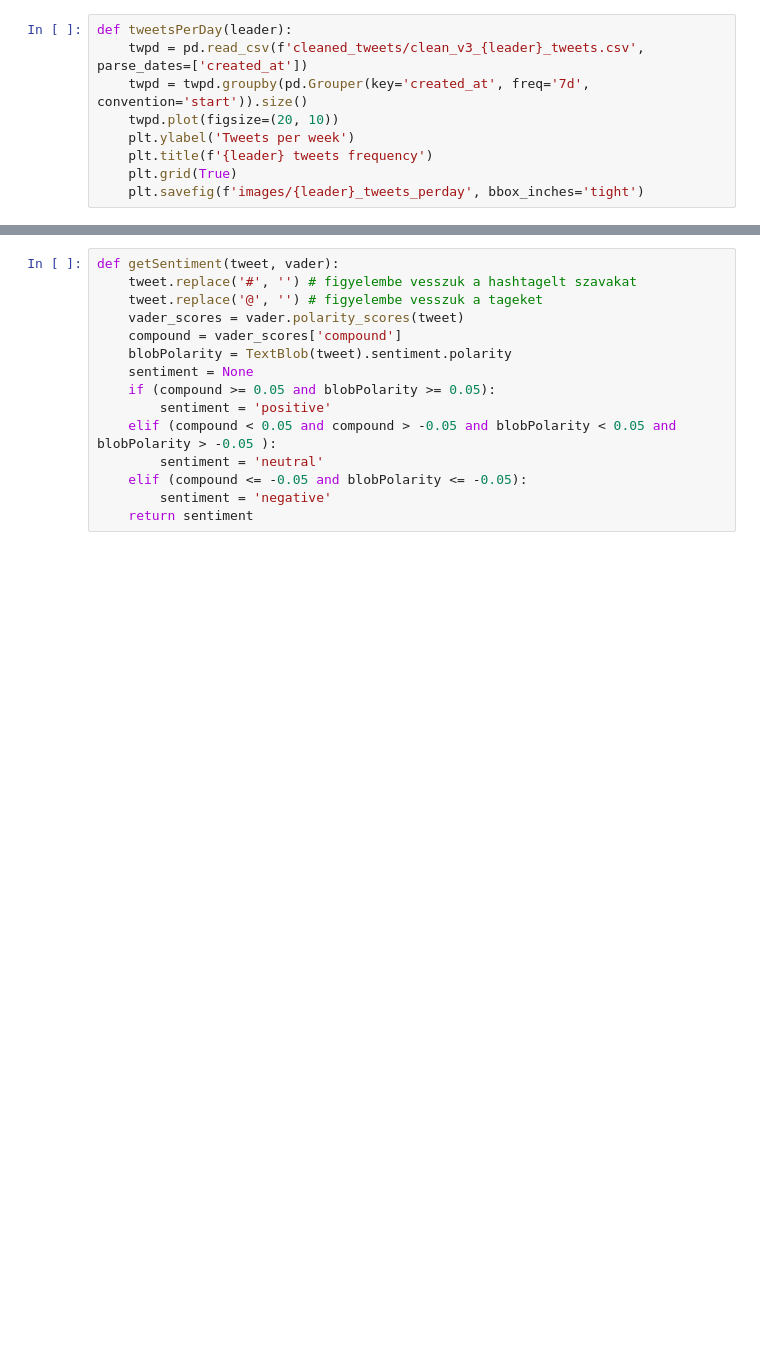
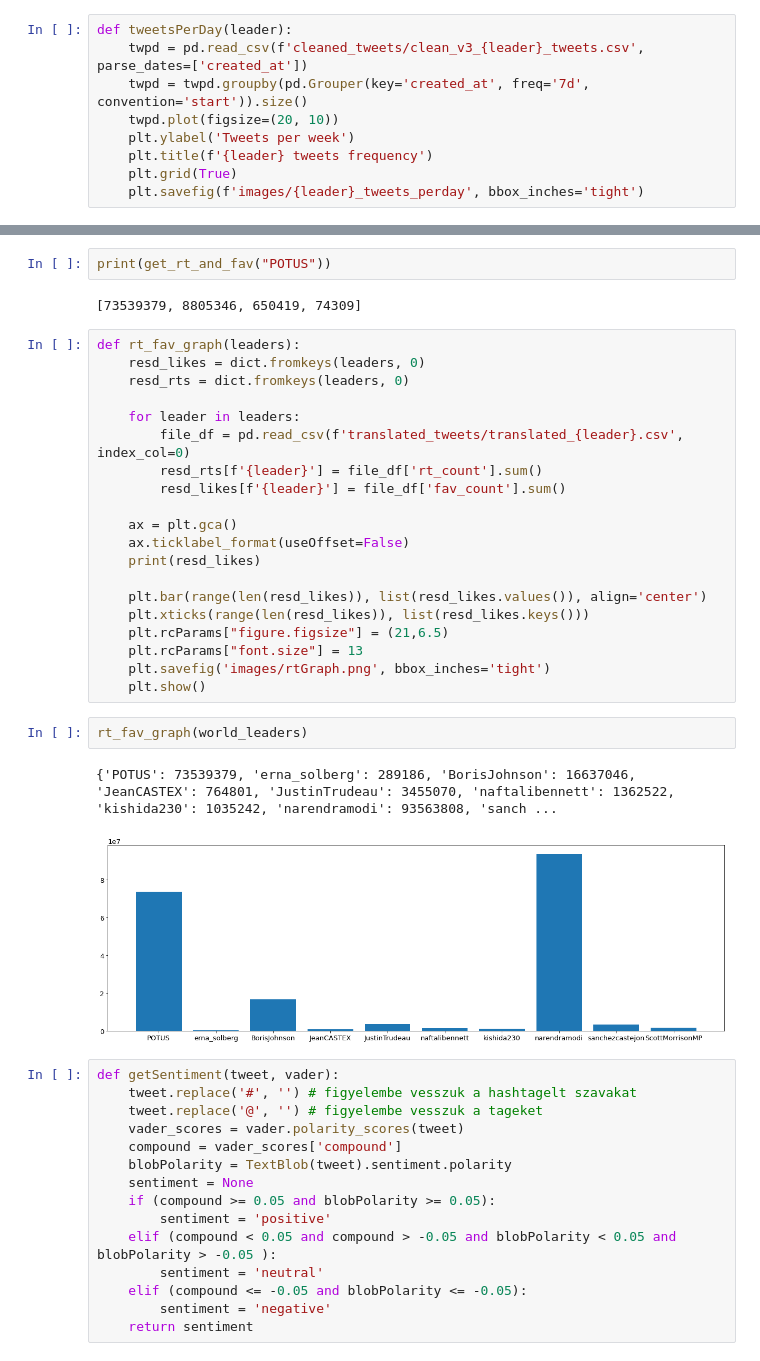
Before and after one commit to myresd/szakdolgozat, a Jupyter notebook: szakdoga_code.ipynb, the cells around one changed output, grey strips where cells are left out. Saved outputs shown, nothing was run; the diff lists cells and outputs as text; blank space fills up the shorter version.

```diff
--- a/szakdoga_code.ipynb
+++ b/szakdoga_code.ipynb
@@ -133,3 +147,32 @@ def tweetsPerDay(leader):
+# %%
+print(get_rt_and_fav("POTUS"))
+# %% [output]
+[73539379, 8805346, 650419, 74309]
+# %%
+def rt_fav_graph(leaders):
+    resd_likes = dict.fromkeys(leaders, 0)
+    resd_rts = dict.fromkeys(leaders, 0)
+
+    for leader in leaders:
+        file_df = pd.read_csv(f'translated_tweets/translated_{leader}.csv', index_col=0)
+        resd_rts[f'{leader}'] = file_df['rt_count'].sum()
+        resd_likes[f'{leader}'] = file_df['fav_count'].sum()
+
+    ax = plt.gca()
+    ax.ticklabel_format(useOffset=False)
+    print(resd_likes)
+
+    plt.bar(range(len(resd_likes)), list(resd_likes.values()), align='center')
+    plt.xticks(range(len(resd_likes)), list(resd_likes.keys()))
+    plt.rcParams["figure.figsize"] = (21,6.5)
+    plt.rcParams["font.size"] = 13
+    plt.savefig('images/rtGraph.png', bbox_inches='tight')
+    plt.show()
+# %%
+rt_fav_graph(world_leaders)
+# %% [output]
+{'POTUS': 73539379, 'erna_solberg': 289186, 'BorisJohnson': 16637046, 'JeanCASTEX': 764801, 'JustinTrudeau': 3455070, 'naftalibennett': 1362522, 'kishida230': 1035242, 'narendramodi': 93563808, 'sanch ...
+[figure, added]
 # %%
 def getSentiment(tweet, vader):
     tweet.replace('#', '') # figyelembe vesszuk a hashtagelt szavakat
```
Also changed, not shown: parts of 6 cells of this notebook, 9 other files.
